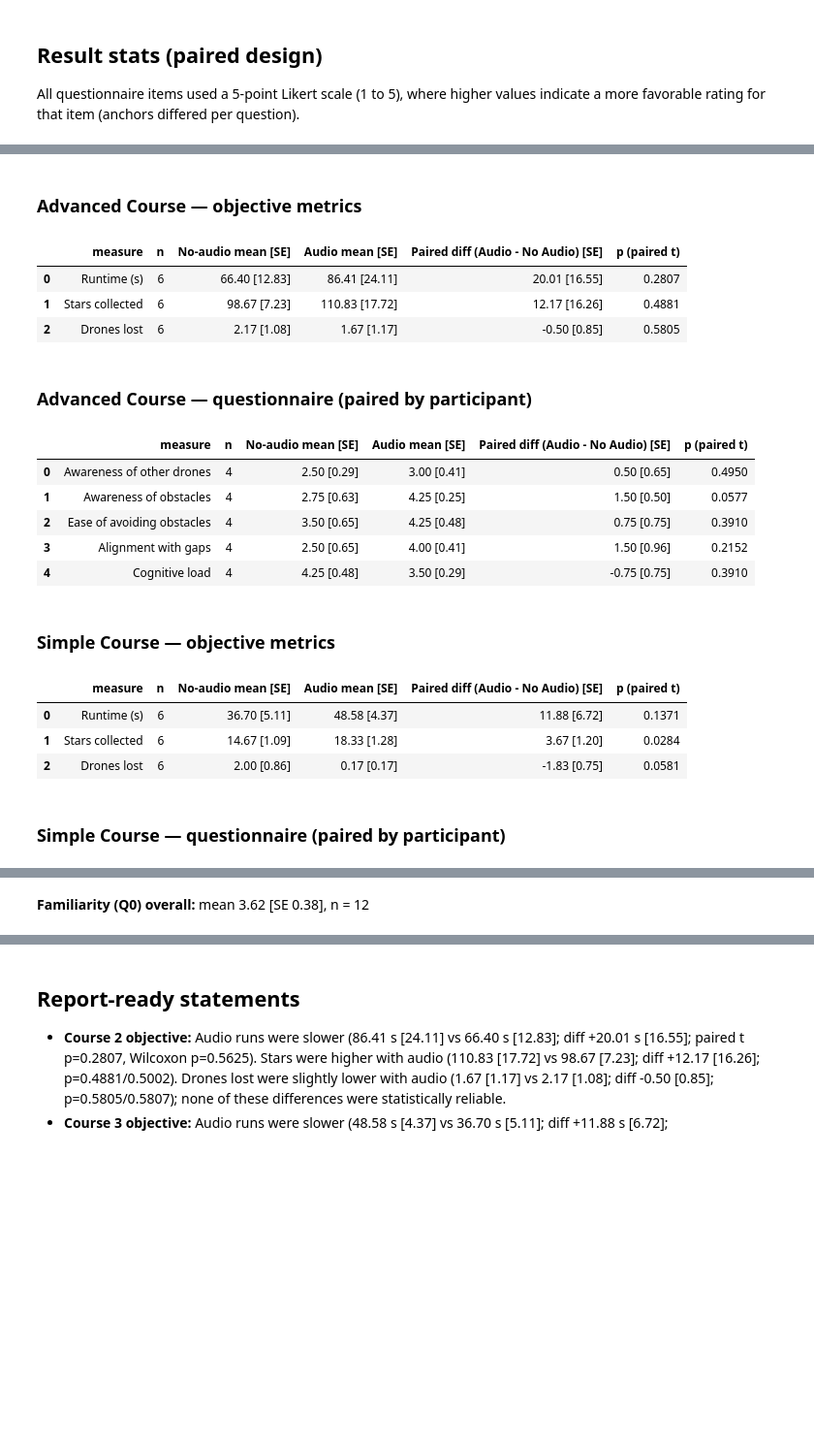
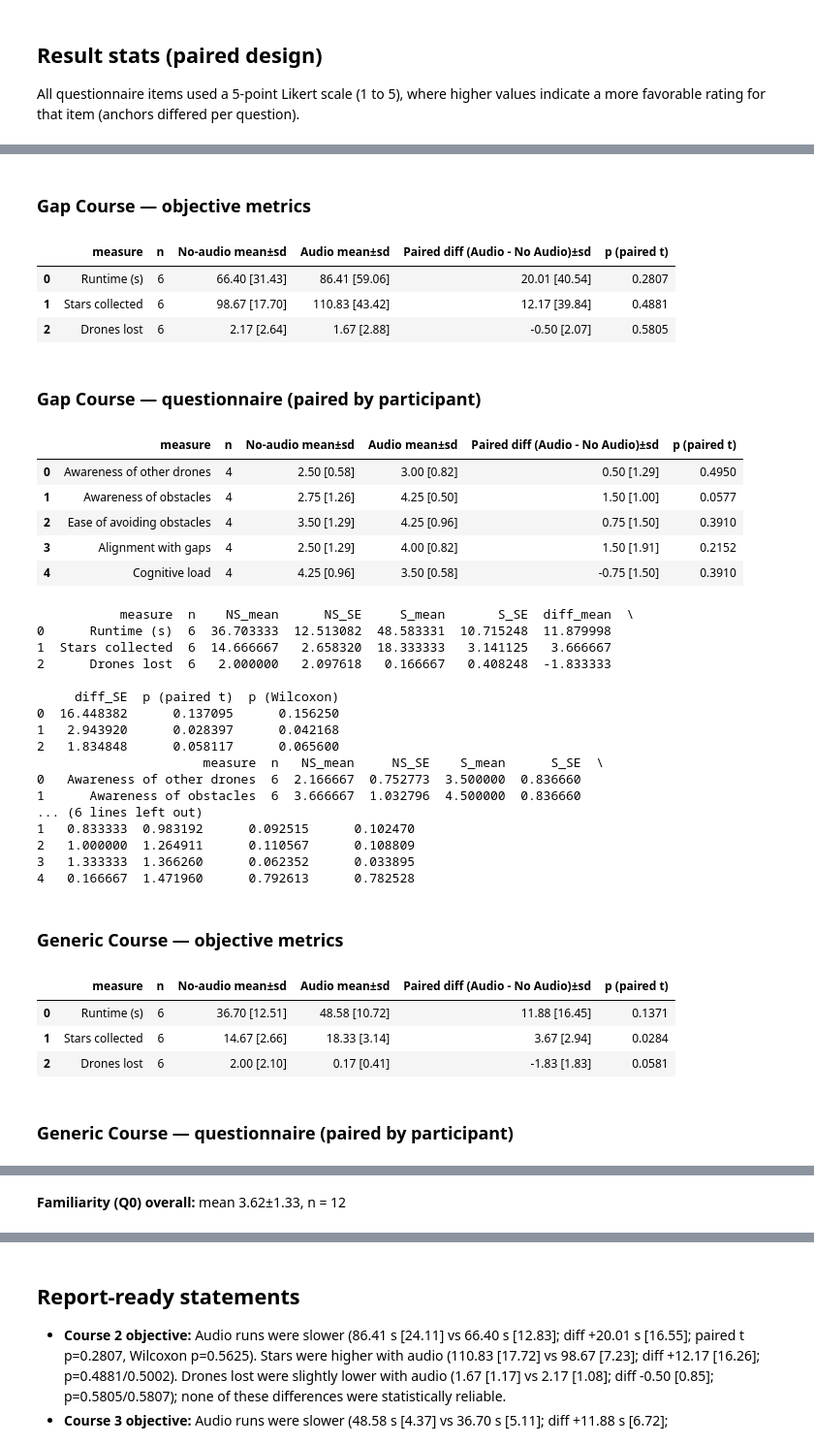
Before and after one commit to robot-Yang/UnityMIT, a Jupyter notebook: Results/data_analysis.ipynb, the cells around one changed output, grey strips where cells are left out. Shown at 97% size. Saved outputs shown, nothing was run; the diff lists cells and outputs as text; code cells hidden in the pictures; blank space fills up the shorter version.

```diff
--- a/Results/data_analysis.ipynb
+++ b/Results/data_analysis.ipynb
@@ -10,0 +30,2 @@ data = merge_data()
+# %%
+data["2_2"]["NS"]["Q0"] = 3
@@ -14,14 +37,14 @@ data = merge_data()
 All questionnaire items used a 5-point Likert scale (1 to 5), where higher values indicate a more favorable rating for that item (anchors differed per question).
 # %%
 def name(course_id):
-    if course_id==2: return "Advanced"
-    if course_id==3: return "Simple"
+    if course_id==2: return "Gap"
+    if course_id==3: return "Generic"
     return ""
 
 def mean_se(arr):
     arr = np.asarray(arr, dtype=float)
     mean = arr.mean()
-    se = arr.std(ddof=1) / np.sqrt(len(arr)) if len(arr) > 1 else 0.0
+    se = arr.std(ddof=1) if len(arr) > 1 else 0.0
     return mean, se
 
 def paired_table(entries, keys, label_map):
@@ -62,6 +85,7 @@ def paired_table(entries, keys, label_map):
         })
 
     df = pd.DataFrame(rows)
+    print(df)
     if df.empty:
         return df, df
 
@@ -69,9 +93,9 @@ def paired_table(entries, keys, label_map):
     formatted = pd.DataFrame({
         'measure': df['measure'],
         'n': df['n'],
-        'No-audio mean [SE]': [fmt(m, se) for m, se in zip(df['NS_mean'], df['NS_SE'])],
-        'Audio mean [SE]': [fmt(m, se) for m, se in zip(df['S_mean'], df['S_SE'])],
-        'Paired diff (Audio - No Audio) [SE]': [fmt(m, se) for m, se in zip(df['diff_mean'], df['diff_SE'])],
+        'No-audio mean±sd': [fmt(m, se) for m, se in zip(df['NS_mean'], df['NS_SE'])],
+        'Audio mean±sd': [fmt(m, se) for m, se in zip(df['S_mean'], df['S_SE'])],
+        'Paired diff (Audio - No Audio)±sd': [fmt(m, se) for m, se in zip(df['diff_mean'], df['diff_SE'])],
         'p (paired t)': df['p (paired t)'].map(lambda p: f"{p:.4f}" if pd.notnull(p) else 'NA'),
         # 'p (Wilcoxon)': df['p (Wilcoxon)'].map(lambda p: f"{p:.4f}" if pd.notnull(p) else 'NA'),
     })
@@ -123,7 +147,7 @@ for pid, entry in data.items():
         q0_per_participant.append(np.mean(vals))
 if q0_per_participant:
     q0_mean, q0_se = mean_se(q0_per_participant)
-    display(Markdown(f"**Familiarity (Q0) overall:** mean {q0_mean:.2f} [SE {q0_se:.2f}], n = {len(q0_per_participant)}"))
+    display(Markdown(f"**Familiarity (Q0) overall:** mean {q0_mean:.2f}±{q0_se:.2f}, n = {len(q0_per_participant)}"))
 
 objective_stats, objective_tables, question_stats, question_tables
 # %% [output]
@@ -130,18 +171,35 @@ objective_stats, objective_tables, question_stats, question_tables
-### Advanced Course — objective metrics
+### Gap Course — objective metrics
-|  | measure | n | No-audio mean [SE] | Audio mean [SE] | Paired diff (Audio - No Audio) [SE] | p (paired t) |
-| 0 | Runtime (s) | 6 | 66.40 [12.83] | 86.41 [24.11] | 20.01 [16.55] | 0.2807 |
-| 1 | Stars collected | 6 | 98.67 [7.23] | 110.83 [17.72] | 12.17 [16.26] | 0.4881 |
-| 2 | Drones lost | 6 | 2.17 [1.08] | 1.67 [1.17] | -0.50 [0.85] | 0.5805 |
+|  | measure | n | No-audio mean±sd | Audio mean±sd | Paired diff (Audio - No Audio)±sd | p (paired t) |
+| 0 | Runtime (s) | 6 | 66.40 [31.43] | 86.41 [59.06] | 20.01 [40.54] | 0.2807 |
+| 1 | Stars collected | 6 | 98.67 [17.70] | 110.83 [43.42] | 12.17 [39.84] | 0.4881 |
+| 2 | Drones lost | 6 | 2.17 [2.64] | 1.67 [2.88] | -0.50 [2.07] | 0.5805 |
-### Advanced Course — questionnaire (paired by participant)
+### Gap Course — questionnaire (paired by participant)
-|  | measure | n | No-audio mean [SE] | Audio mean [SE] | Paired diff (Audio - No Audio) [SE] | p (paired t) |
-| 0 | Awareness of other drones | 4 | 2.50 [0.29] | 3.00 [0.41] | 0.50 [0.65] | 0.4950 |
-| 1 | Awareness of obstacles | 4 | 2.75 [0.63] | 4.25 [0.25] | 1.50 [0.50] | 0.0577 |
-| 2 | Ease of avoiding obstacles | 4 | 3.50 [0.65] | 4.25 [0.48] | 0.75 [0.75] | 0.3910 |
-| 3 | Alignment with gaps | 4 | 2.50 [0.65] | 4.00 [0.41] | 1.50 [0.96] | 0.2152 |
-| 4 | Cognitive load | 4 | 4.25 [0.48] | 3.50 [0.29] | -0.75 [0.75] | 0.3910 |
+|  | measure | n | No-audio mean±sd | Audio mean±sd | Paired diff (Audio - No Audio)±sd | p (paired t) |
+| 0 | Awareness of other drones | 4 | 2.50 [0.58] | 3.00 [0.82] | 0.50 [1.29] | 0.4950 |
+| 1 | Awareness of obstacles | 4 | 2.75 [1.26] | 4.25 [0.50] | 1.50 [1.00] | 0.0577 |
+| 2 | Ease of avoiding obstacles | 4 | 3.50 [1.29] | 4.25 [0.96] | 0.75 [1.50] | 0.3910 |
+| 3 | Alignment with gaps | 4 | 2.50 [1.29] | 4.00 [0.82] | 1.50 [1.91] | 0.2152 |
+| 4 | Cognitive load | 4 | 4.25 [0.96] | 3.50 [0.58] | -0.75 [1.50] | 0.3910 |
+           measure  n    NS_mean      NS_SE     S_mean       S_SE  diff_mean  \
+0      Runtime (s)  6  36.703333  12.513082  48.583331  10.715248  11.879998
+1  Stars collected  6  14.666667   2.658320  18.333333   3.141125   3.666667
+2      Drones lost  6   2.000000   2.097618   0.166667   0.408248  -1.833333
+
+     diff_SE  p (paired t)  p (Wilcoxon)
+0  16.448382      0.137095      0.156250
+1   2.943920      0.028397      0.042168
+2   1.834848      0.058117      0.065600
+                      measure  n   NS_mean     NS_SE    S_mean      S_SE  \
+0   Awareness of other drones  6  2.166667  0.752773  3.500000  0.836660
+1      Awareness of obstacles  6  3.666667  1.032796  4.500000  0.836660
+... (6 lines left out)
+1   0.833333  0.983192      0.092515      0.102470
+2   1.000000  1.264911      0.110567      0.108809
+3   1.333333  1.366260      0.062352      0.033895
+4   0.166667  1.471960      0.792613      0.782528
-### Simple Course — objective metrics
+### Generic Course — objective metrics
-|  | measure | n | No-audio mean [SE] | Audio mean [SE] | Paired diff (Audio - No Audio) [SE] | p (paired t) |
-| 0 | Runtime (s) | 6 | 36.70 [5.11] | 48.58 [4.37] | 11.88 [6.72] | 0.1371 |
-| 1 | Stars collected | 6 | 14.67 [1.09] | 18.33 [1.28] | 3.67 [1.20] | 0.0284 |
-| 2 | Drones lost | 6 | 2.00 [0.86] | 0.17 [0.17] | -1.83 [0.75] | 0.0581 |
+|  | measure | n | No-audio mean±sd | Audio mean±sd | Paired diff (Audio - No Audio)±sd | p (paired t) |
+| 0 | Runtime (s) | 6 | 36.70 [12.51] | 48.58 [10.72] | 11.88 [16.45] | 0.1371 |
+| 1 | Stars collected | 6 | 14.67 [2.66] | 18.33 [3.14] | 3.67 [2.94] | 0.0284 |
+| 2 | Drones lost | 6 | 2.00 [2.10] | 0.17 [0.41] | -1.83 [1.83] | 0.0581 |
-### Simple Course — questionnaire (paired by participant)
+### Generic Course — questionnaire (paired by participant)
@@ -154 +212 @@ objective_stats, objective_tables, question_stats, question_tables
-**Familiarity (Q0) overall:** mean 3.62 [SE 0.38], n = 12
+**Familiarity (Q0) overall:** mean 3.62±1.33, n = 12
```
Also changed, not shown: parts of 3 cells of this notebook, 14 other files.
